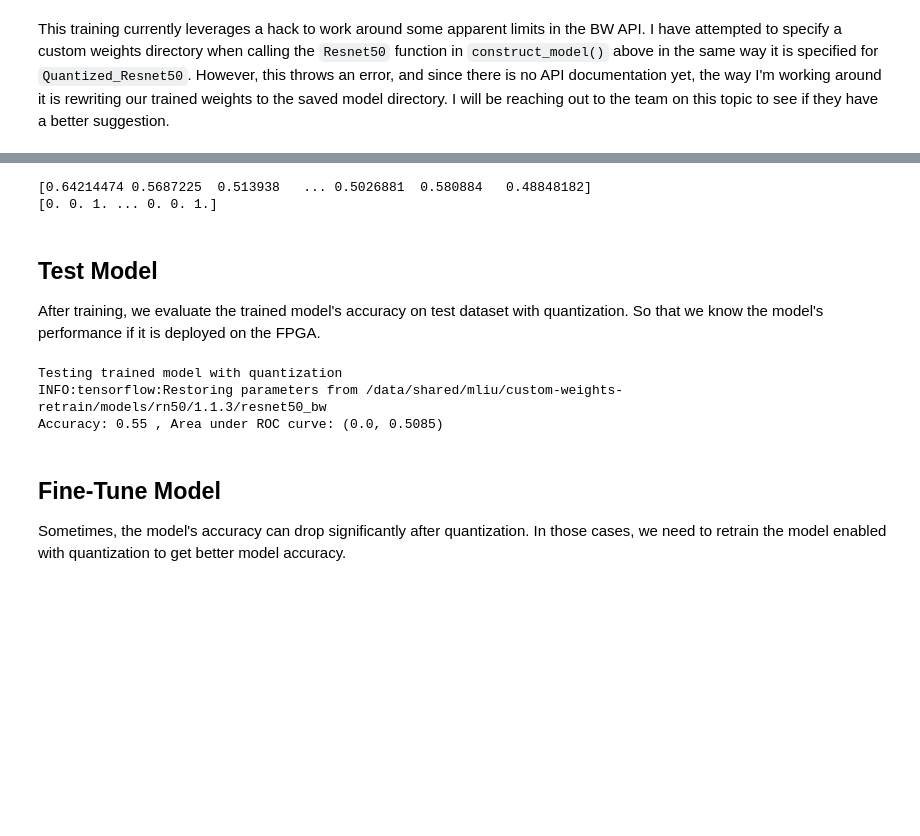
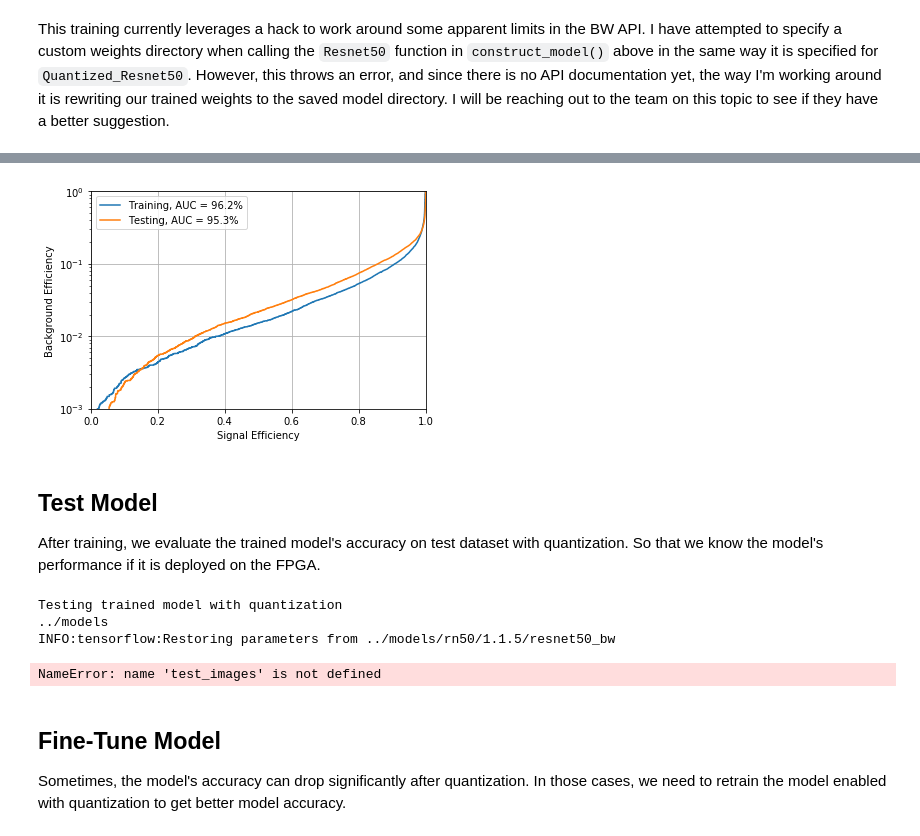
Before and after one commit to davidho27941/MachineLearningNotebooks, a Jupyter notebook: project-brainwave/project-brainwave-custom-weights-retrain-fulldataset.ipynb, the cells around one changed output, grey strips where cells are left out. Cells and saved outputs as stored; diff of their text form; code cells hidden in the pictures; blank space fills up the shorter version.

Commit message:
add ROC curve

```diff
--- a/project-brainwave/project-brainwave-custom-weights-retrain-fulldataset.ipynb
+++ b/project-brainwave/project-brainwave-custom-weights-retrain-fulldataset.ipynb
@@ -44,8 +45,8 @@ After you train your model in float32, you'll write the weights to a place on di
 # %%
 # These directories were chosen because they write the data to local disk, which will have the fastest access time
 # of our various storage options.
-custom_weights_dir = os.path.expanduser("/data/shared/mliu/custom-weights-retrain/weights")
-saved_model_dir = os.path.expanduser("/data/shared/mliu/custom-weights-retrain/models")
+custom_weights_dir = os.path.expanduser("../weights")
+saved_model_dir = os.path.expanduser("../models")
 # %% [markdown]
 ## Prepare Data
 Load the files we are going to use for training and testing. The public Top dataset consists of image formatted data, but our data has been preprocessed into a raw form.
@@ -77,7 +78,7 @@ def image_with_label(train_file, istart,iend):
     return normalize_and_rgb(a[istart:iend]),b[istart:iend]
 # %%
 import glob
-datadir = "/data/shared/dwerran/converted/"
+datadir = "../data/"
 n_train_file = 1
 n_test_file = 1
 n_train_events = 50000 # total training events
@@ -135,7 +154,7 @@ def construct_model(quantized, starting_weights_directory = None):
 
     # Construct featurizer using quantized or unquantized ResNet50 model
     if not quantized:
-        featurizer = Resnet50(saved_model_dir)
+        featurizer = Resnet50(saved_model_dir, custom_weights_directory = starting_weights_directory)
     else:
         featurizer = QuantizedResnet50(saved_model_dir, custom_weights_directory = starting_weights_directory)
 
@@ -276,9 +314,11 @@ num_epoch_train = 5
 
 with sess.as_default():
     in_images, image_tensors, features, preds, featurizer = construct_model(quantized=False)
-    loss_over_epoch, accuracy_over_epoch, auc_over_epoch = \
-        train_model(preds, in_images, train_files,is_retrain=False, train_epoch=num_epoch_train)
-    accuracy_test, auc_test, preds_test,test_labels = test_model(preds, test_files)
-    print("Accuracy:", accuracy_test, ", Area under ROC curve:", auc_test)
+    loss_over_epoch, accuracy_over_epoch, auc_over_epoch, preds_train, train_labels, \
+        accuracy_test, auc_test, preds_test, test_labels = \
+        train_model(preds, in_images, train_files, test_files, is_retrain=False, train_epoch=num_epoch_train)
+    accuracy_train = accuracy_over_epoch[-1]
+    auc_train = auc_over_epoch[-1]
+
     featurizer.save_weights(saved_model_dir + "/rn50/"+version+"/resnet50_bw", tf.get_default_session())
 # %% [output]
@@ -296,15 +328,30 @@ Training Accuracy: 0.980 , Area under ROC curve: 0.994
-# %%
-from sklearn import metrics
-fpr, tpr, thresholds = metrics.roc_curve(test_labels[:,0],preds_test[:,0], pos_label=2)
-print(preds_test[:,0])
-print(test_labels[:,0])
-# %% [output]
-[0.64214474 0.5687225  0.513938   ... 0.5026881  0.580884   0.48848182]
-[0. 0. 1. ... 0. 0. 1.]
+# %%
+from sklearn import metrics
+fpr_test, tpr_test, thresholds = metrics.roc_curve(test_labels[:,0],preds_test[:,0])
+fpr_train, tpr_train, thresholds = metrics.roc_curve(train_labels[:,0],preds_train[:,0])
+
+auc_train = metrics.auc(fpr_train, tpr_train)
+auc_test = metrics.auc(fpr_test, tpr_test)
+
+import matplotlib.pyplot as plt
+plt.figure()
+plt.plot(tpr_train,fpr_train,label='Training, AUC = %.1f%%'%(auc_train*100.))
+plt.plot(tpr_test,fpr_test,label='Testing, AUC = %.1f%%'%(auc_test*100.))
+plt.semilogy()
+plt.xlabel("Signal Efficiency")
+plt.ylabel("Background Efficiency")
+plt.ylim(0.001,1)
+plt.xlim(0,1)
+plt.grid(True)
+plt.legend(loc='upper left')
+plt.savefig('ROC.pdf')
+# %% [output]
+[figure, added]
 # %% [markdown]
 ## Test Model
 After training, we evaluate the trained model's accuracy on test dataset with quantization. So that we know the model's performance if it is deployed on the FPGA.
 # %%
+version = '1.1.5'
 tf.reset_default_graph()
 sess = tf.Session(graph=tf.get_default_graph())
 
@@ -313,12 +360,13 @@ merged = tf.summary.merge_all()
 with sess.as_default():
     print("Testing trained model with quantization")
     in_images, image_tensors, features, preds, quantized_featurizer = construct_model(quantized=True, starting_weights_directory=saved_model_dir + "/rn50/"+version+"/")
-    accuracy, auc = test_model(preds, in_images, test_images, test_labels)
+    accuracy, auc, preds_test, test_labels = test_model(preds, test_files)
     print("Accuracy:", accuracy, ", Area under ROC curve:", auc)
 # %% [output]
 Testing trained model with quantization
-INFO:tensorflow:Restoring parameters from /data/shared/mliu/custom-weights-retrain/models/rn50/1.1.3/resnet50_bw
-Accuracy: 0.55 , Area under ROC curve: (0.0, 0.5085)
+../models
+INFO:tensorflow:Restoring parameters from ../models/rn50/1.1.5/resnet50_bw
+NameError: name 'test_images' is not defined
 # %% [markdown]
 ## Fine-Tune Model
 Sometimes, the model's accuracy can drop significantly after quantization. In those cases, we need to retrain the model enabled with quantization to get better model accuracy.
```
Also changed, not shown: parts of 6 cells of this notebook.
